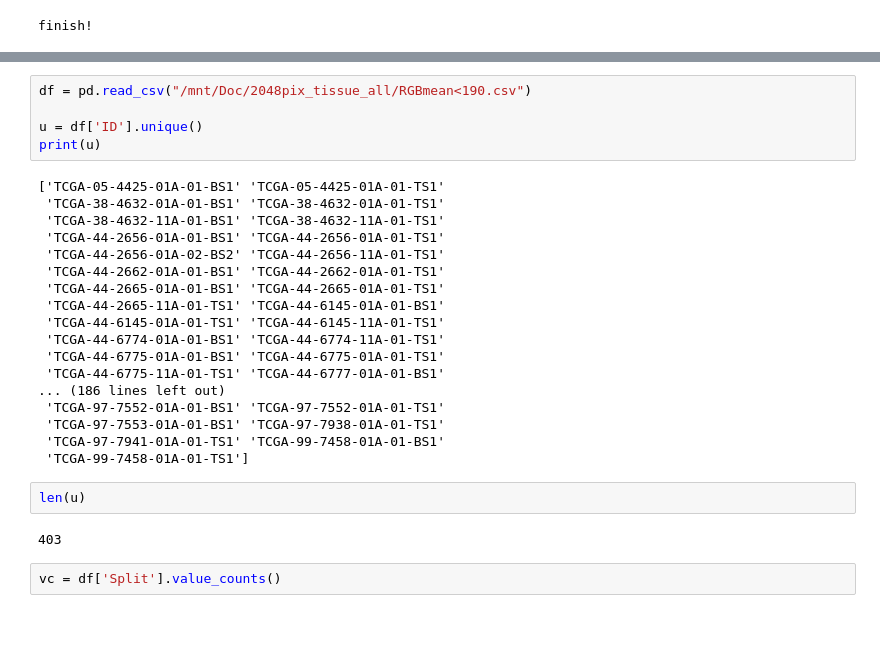
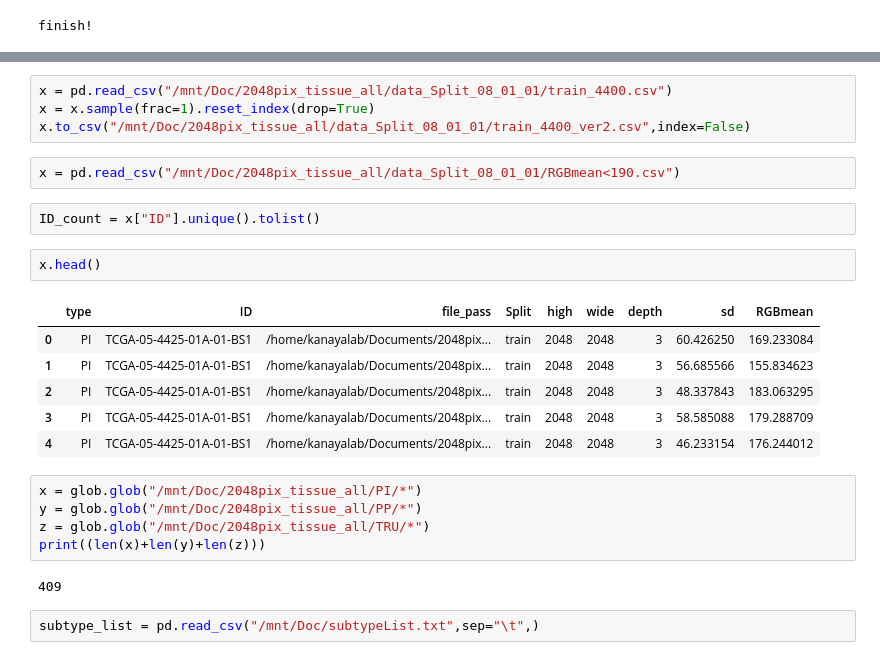
Before and after one commit to kazuki-de/git_reserch_code, a Jupyter notebook: sampling_0426.ipynb, the cells around one changed output, grey strips where cells are left out. Cells and saved outputs as stored; diff of their text form; blank space fills up the shorter version.

```diff
--- a/sampling_0426.ipynb
+++ b/sampling_0426.ipynb
@@ -54,29 +103,26 @@ finish!
+# %%
+x = pd.read_csv("/mnt/Doc/2048pix_tissue_all/data_Split_08_01_01/train_4400.csv")
+x = x.sample(frac=1).reset_index(drop=True)
+x.to_csv("/mnt/Doc/2048pix_tissue_all/data_Split_08_01_01/train_4400_ver2.csv",index=False)
 # %%
-df = pd.read_csv("/mnt/Doc/2048pix_tissue_all/RGBmean<190.csv")
-
-u = df['ID'].unique()
-print(u)
+x = pd.read_csv("/mnt/Doc/2048pix_tissue_all/data_Split_08_01_01/RGBmean<190.csv")
-# %% [output]
-['TCGA-05-4425-01A-01-BS1' 'TCGA-05-4425-01A-01-TS1'
- 'TCGA-38-4632-01A-01-BS1' 'TCGA-38-4632-01A-01-TS1'
- 'TCGA-38-4632-11A-01-BS1' 'TCGA-38-4632-11A-01-TS1'
- 'TCGA-44-2656-01A-01-BS1' 'TCGA-44-2656-01A-01-TS1'
- 'TCGA-44-2656-01A-02-BS2' 'TCGA-44-2656-11A-01-TS1'
- 'TCGA-44-2662-01A-01-BS1' 'TCGA-44-2662-01A-01-TS1'
- 'TCGA-44-2665-01A-01-BS1' 'TCGA-44-2665-01A-01-TS1'
- 'TCGA-44-2665-11A-01-TS1' 'TCGA-44-6145-01A-01-BS1'
- 'TCGA-44-6145-01A-01-TS1' 'TCGA-44-6145-11A-01-TS1'
- 'TCGA-44-6774-01A-01-BS1' 'TCGA-44-6774-11A-01-TS1'
- 'TCGA-44-6775-01A-01-BS1' 'TCGA-44-6775-01A-01-TS1'
- 'TCGA-44-6775-11A-01-TS1' 'TCGA-44-6777-01A-01-BS1'
-... (186 lines left out)
- 'TCGA-97-7552-01A-01-BS1' 'TCGA-97-7552-01A-01-TS1'
- 'TCGA-97-7553-01A-01-BS1' 'TCGA-97-7938-01A-01-TS1'
- 'TCGA-97-7941-01A-01-TS1' 'TCGA-99-7458-01A-01-BS1'
- 'TCGA-99-7458-01A-01-TS1']
-# %%
-len(u)
-# %% [output]
-403
-# %%
-vc = df['Split'].value_counts()
+# %%
+ID_count = x["ID"].unique().tolist()
+# %%
+x.head()
+# %% [output]
+|  | type | ID | file_pass | Split | high | wide | depth | sd | RGBmean |
+| 0 | PI | TCGA-05-4425-01A-01-BS1 | /home/kanayalab/Documents/2048pix... | train | 2048 | 2048 | 3 | 60.426250 | 169.233084 |
+| 1 | PI | TCGA-05-4425-01A-01-BS1 | /home/kanayalab/Documents/2048pix... | train | 2048 | 2048 | 3 | 56.685566 | 155.834623 |
+| 2 | PI | TCGA-05-4425-01A-01-BS1 | /home/kanayalab/Documents/2048pix... | train | 2048 | 2048 | 3 | 48.337843 | 183.063295 |
+| 3 | PI | TCGA-05-4425-01A-01-BS1 | /home/kanayalab/Documents/2048pix... | train | 2048 | 2048 | 3 | 58.585088 | 179.288709 |
+| 4 | PI | TCGA-05-4425-01A-01-BS1 | /home/kanayalab/Documents/2048pix... | train | 2048 | 2048 | 3 | 46.233154 | 176.244012 |
+# %%
+x = glob.glob("/mnt/Doc/2048pix_tissue_all/PI/*")
+y = glob.glob("/mnt/Doc/2048pix_tissue_all/PP/*")
+z = glob.glob("/mnt/Doc/2048pix_tissue_all/TRU/*")
+print((len(x)+len(y)+len(z)))
+# %% [output]
+409
+# %%
+subtype_list = pd.read_csv("/mnt/Doc/subtypeList.txt",sep="\t",)
```
Also changed, not shown: parts of 34 cells of this notebook, 8 other files.
